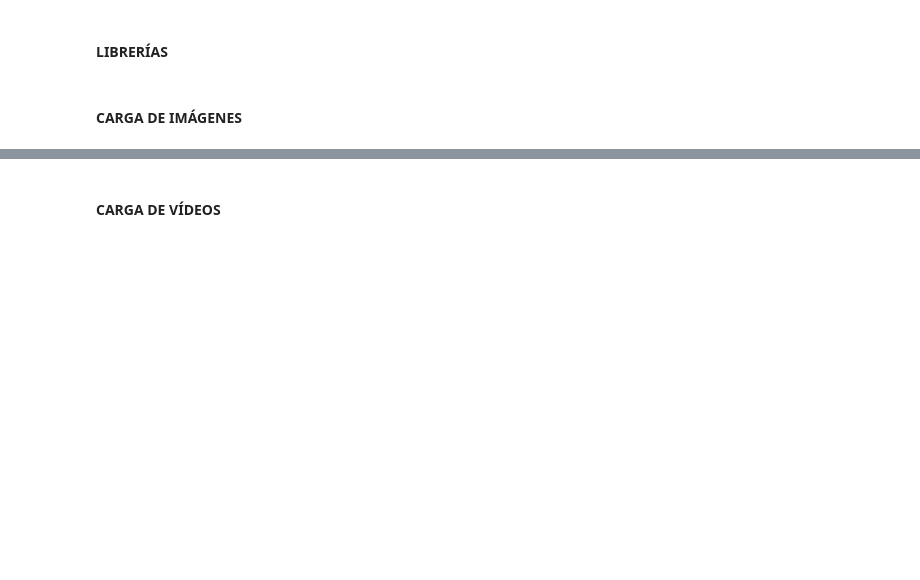
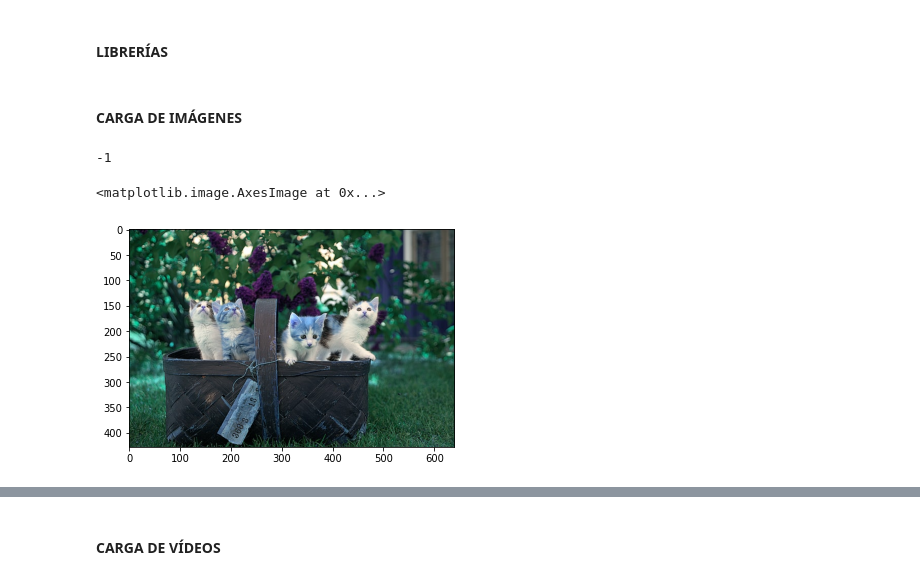
Before and after one commit to almesa93/taller_OpenCV, a Jupyter notebook: archivos/opencv_tutorial.ipynb, the cells around one changed output, grey strips where cells are left out. Cells and saved outputs as stored; diff of their text form; code cells hidden in the pictures; blank space fills up the shorter version.

```diff
--- a/archivos/opencv_tutorial.ipynb
+++ b/archivos/opencv_tutorial.ipynb
@@ -10,3 +10,15 @@ import numpy as np
 import matplotlib.pyplot as plt
 # %% [markdown]
 #### CARGA DE IMÁGENES
+# %%
+img = cv.imread('./Resources/Photos/cats.jpg')
+cv.imshow('Cats', img)
+
+cv.waitKey(0)
+# %% [output]
+-1
+# %%
+plt.imshow(img)
+# %% [output]
+<matplotlib.image.AxesImage at 0x...>
+[figure, added]
```
Also changed, not shown: parts of 54 cells of this notebook.
